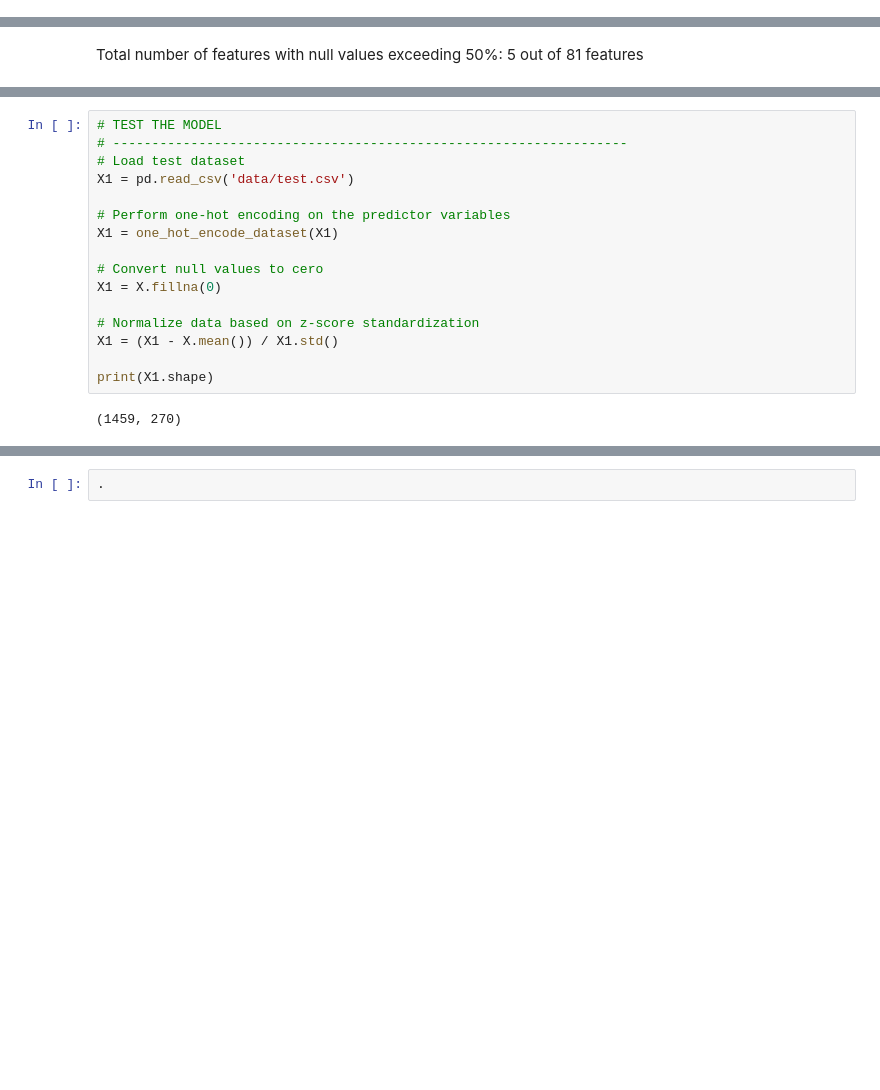
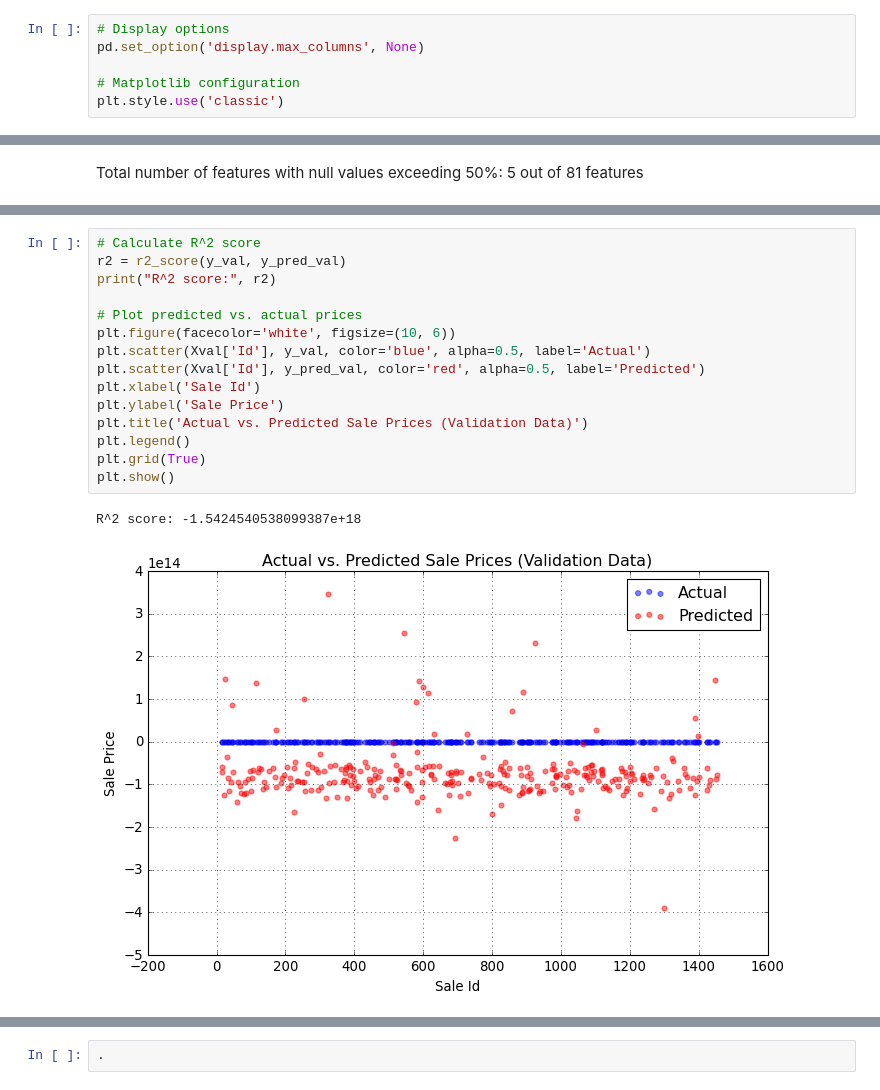
Before and after one commit to JesusdelCas99/Kaggle-Challenge-House-Prices-Regression, a Jupyter notebook: notebook.ipynb, the cells around one changed output, grey strips where cells are left out. Cells and saved outputs as stored; diff of their text form; blank space fills up the shorter version.

```diff
--- a/notebook.ipynb
+++ b/notebook.ipynb
@@ -7 +17,7 @@ from sklearn.linear_model import LinearRegression
+# %%
+# Display options
+pd.set_option('display.max_columns', None)
+
+# Matplotlib configuration
+plt.style.use('classic')
 # %% [markdown]
@@ -528,18 +558,18 @@ Coefficients: (288,)
-# %%
-# TEST THE MODEL
-# ------------------------------------------------------------------
-# Load test dataset
-X1 = pd.read_csv('data/test.csv')
-
-# Perform one-hot encoding on the predictor variables
-X1 = one_hot_encode_dataset(X1)
-
-# Convert null values to cero
-X1 = X.fillna(0)
-
-# Normalize data based on z-score standardization
-X1 = (X1 - X.mean()) / X1.std()
-
-print(X1.shape)
-# %% [output]
-(1459, 270)
+# %%
+# Calculate R^2 score
+r2 = r2_score(y_val, y_pred_val)
+print("R^2 score:", r2)
+
+# Plot predicted vs. actual prices
+plt.figure(facecolor='white', figsize=(10, 6))
+plt.scatter(Xval['Id'], y_val, color='blue', alpha=0.5, label='Actual')
+plt.scatter(Xval['Id'], y_pred_val, color='red', alpha=0.5, label='Predicted')
+plt.xlabel('Sale Id')
+plt.ylabel('Sale Price')
+plt.title('Actual vs. Predicted Sale Prices (Validation Data)')
+plt.legend()
+plt.grid(True)
+plt.show()
+# %% [output]
+R^2 score: -1.5424540538099387e+18
+[figure, added]
```
Also changed, not shown: parts of 15 cells of this notebook, 4 other files.
